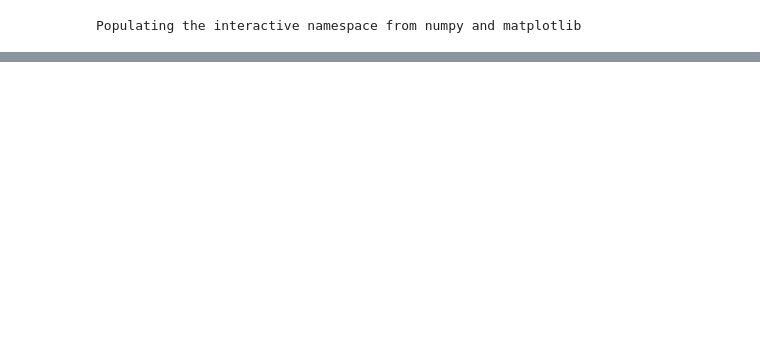
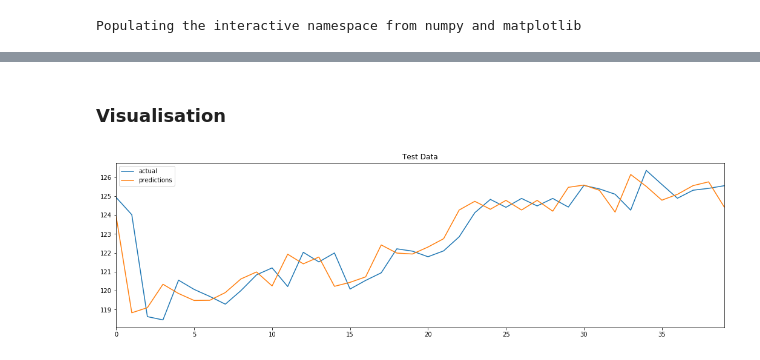
Before and after one commit to parthrana34/Machine-Learning-in-Finance, a Jupyter notebook: Dashboard/Supriya/Random_Forest.ipynb, the cells around one changed output, grey strips where cells are left out. Saved outputs shown, nothing was run; the diff lists cells and outputs as text; code cells hidden in the pictures; blank space fills up the shorter version.

```diff
--- a/Dashboard/Supriya/Random_Forest.ipynb
+++ b/Dashboard/Supriya/Random_Forest.ipynb
@@ -118,4 +95,4 @@ X_test = sc.transform(X_test)
 X_train= df_train.drop(["label"],axis=1)
 X_test= df_test.drop(["label"], axis=1)
 Y_train = df_train[["label"]]
-y_test=df_test[["label"]]
+Y_test=df_test[["label"]]
@@ -129,0 +107,9 @@ SyntaxError: positional argument follows keyword argument (<ipython-input-127-46
+# %%
+predictions = list(Y_pred)
+Actual = list(Y_test["label"])
+Open_Act = list(df_test["Open"])
+
+df_pred = pd.DataFrame(list(zip(predictions,Actual,Open_Act)), columns = ["Change_Pred","Change_Actual","Open_Act"])
+df_pred["Open_pred"] = df_pred.Change_Pred + df_test.Open.shift(1).reset_index(drop=True)
+df_pred = df_pred.dropna().reset_index(drop=True)
+df_pred.head()
@@ -141,0 +160,12 @@ R_2 Error: -0.0994280633664908
+# %% [markdown]
+### Visualisation
+# %%
+def create_plot(predictions, labels, title):
+    plot_df = pd.DataFrame({"actual": labels, "predictions": predictions})
+    plot_df.plot(figsize=(18, 5), title=title)
+
+    return
+# %%
+create_plot(df_pred.Open_Act, df_pred.Open_pred,title="Test Data")
+# %% [output]
+[figure, added]
```
Also changed, not shown: parts of 20 cells of this notebook.
